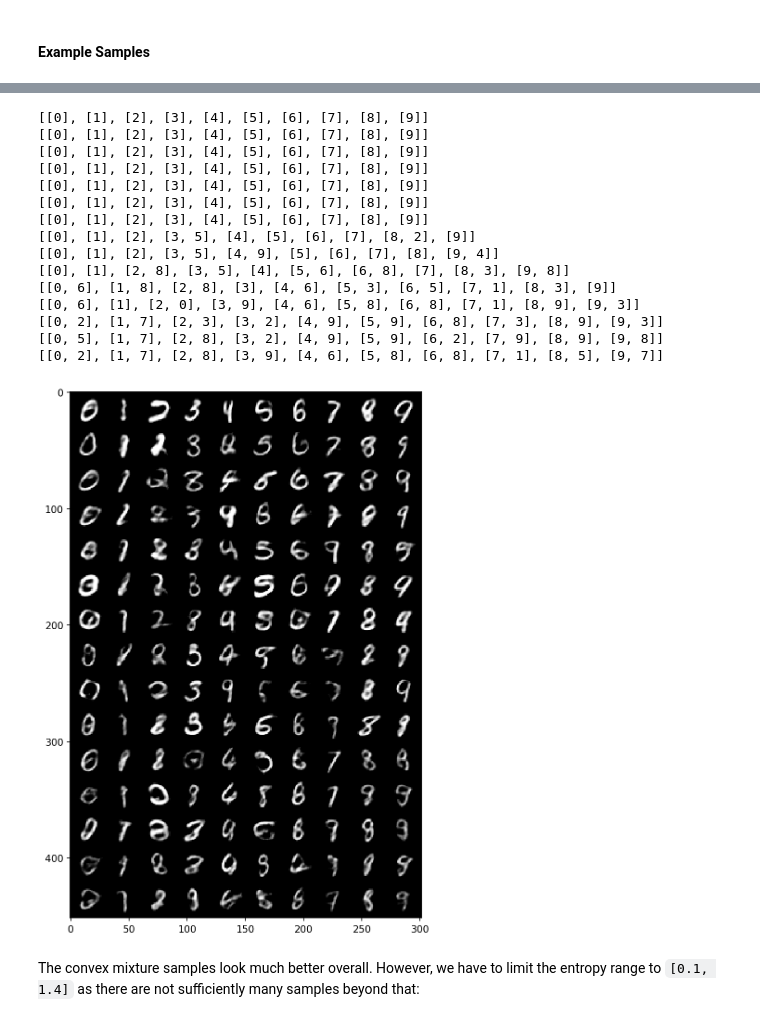
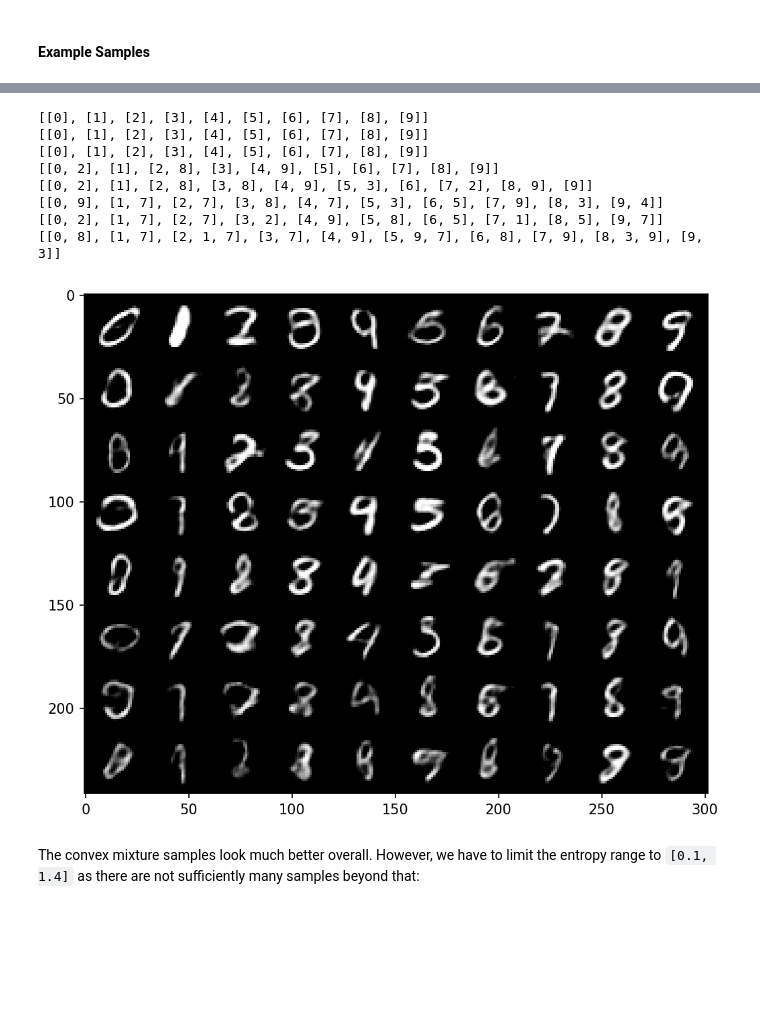
Before and after one commit to BlackHC/ddu_dirty_mnist, a Jupyter notebook: 02_dirtymnist.ipynb, the cells around one changed output, grey strips where cells are left out. Cells and saved outputs as stored; diff of their text form; code cells hidden in the pictures; blank space fills up the shorter version.

```diff
--- a/02_dirtymnist.ipynb
+++ b/02_dirtymnist.ipynb
@@ -780,7 +780,7 @@ stratified_ambiguous_samples_convex_mixture = create_stratified_ambiguous_mixtur
 def create_ambiguous_mixture_samples():
     mi_threshold = 0.05
     bin_edges = [0.05, 3]
-    target_counts = [2 ** 20]
+    target_counts = [2 ** 20 * 4]
     num_bins = len(bin_edges) - 1
     bucket_counts = [0] * num_bins
     buckets = [[] for _ in range(num_bins)]
@@ -1093,30 +1093,23 @@ show_stratified_samples(
 # %%
 show_stratified_samples(
     ambiguous_samples_convex_mixture,
     ambiguous_samples_convex_mixture_evaluation.pred_entropies,
-    15,
+    8,
     10,
-    bin_range=[0.05, 1],
+    bin_range=[0.05, 1.2],
     predictions=ambiguous_samples_convex_mixture_evaluation.predictions,
     one_per_class=True,
 )
 # %% [output]
 [[0], [1], [2], [3], [4], [5], [6], [7], [8], [9]]
 [[0], [1], [2], [3], [4], [5], [6], [7], [8], [9]]
 [[0], [1], [2], [3], [4], [5], [6], [7], [8], [9]]
-[[0], [1], [2], [3], [4], [5], [6], [7], [8], [9]]
-[[0], [1], [2], [3], [4], [5], [6], [7], [8], [9]]
-[[0], [1], [2], [3], [4], [5], [6], [7], [8], [9]]
-[[0], [1], [2], [3], [4], [5], [6], [7], [8], [9]]
-[[0], [1], [2], [3, 5], [4], [5], [6], [7], [8, 2], [9]]
-[[0], [1], [2], [3, 5], [4, 9], [5], [6], [7], [8], [9, 4]]
-[[0], [1], [2, 8], [3, 5], [4], [5, 6], [6, 8], [7], [8, 3], [9, 8]]
-[[0, 6], [1, 8], [2, 8], [3], [4, 6], [5, 3], [6, 5], [7, 1], [8, 3], [9]]
-[[0, 6], [1], [2, 0], [3, 9], [4, 6], [5, 8], [6, 8], [7, 1], [8, 9], [9, 3]]
-[[0, 2], [1, 7], [2, 3], [3, 2], [4, 9], [5, 9], [6, 8], [7, 3], [8, 9], [9, 3]]
-[[0, 5], [1, 7], [2, 8], [3, 2], [4, 9], [5, 9], [6, 2], [7, 9], [8, 9], [9, 8]]
-[[0, 2], [1, 7], [2, 8], [3, 9], [4, 6], [5, 8], [6, 8], [7, 1], [8, 5], [9, 7]]
+[[0, 2], [1], [2, 8], [3], [4, 9], [5], [6], [7], [8], [9]]
+[[0, 2], [1], [2, 8], [3, 8], [4, 9], [5, 3], [6], [7, 2], [8, 9], [9]]
+[[0, 9], [1, 7], [2, 7], [3, 8], [4, 7], [5, 3], [6, 5], [7, 9], [8, 3], [9, 4]]
+[[0, 2], [1, 7], [2, 7], [3, 2], [4, 9], [5, 8], [6, 5], [7, 1], [8, 5], [9, 7]]
+[[0, 8], [1, 7], [2, 1, 7], [3, 7], [4, 9], [5, 9, 7], [6, 8], [7, 9], [8, 3, 9], [9, 3]]
-[figure, old version]
+[figure, new version]
 # %% [markdown]
 The convex mixture samples look much better overall. However, we have to limit the entropy range to `[0.1, 1.4]` as there are not sufficiently many samples beyond that:
 # %%
```
Also changed, not shown: parts of 28 cells of this notebook.
